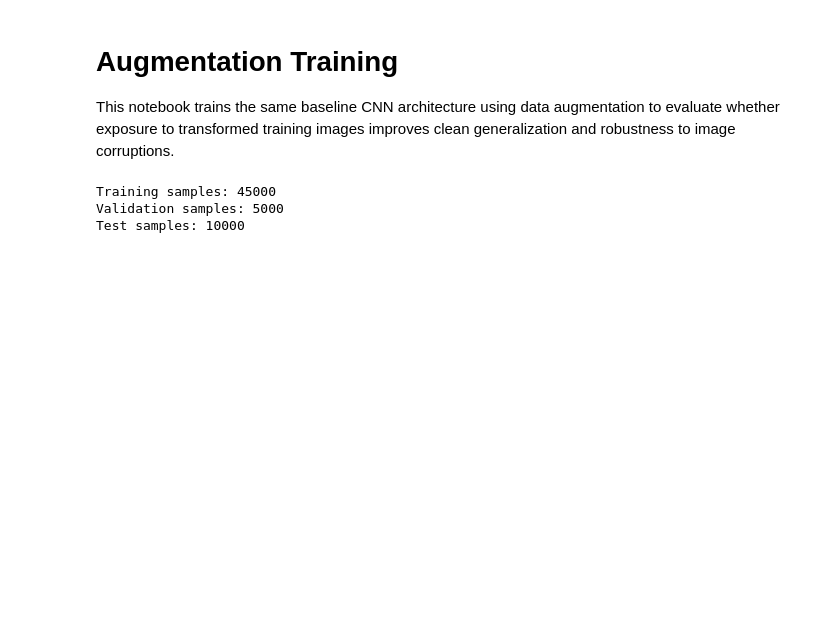
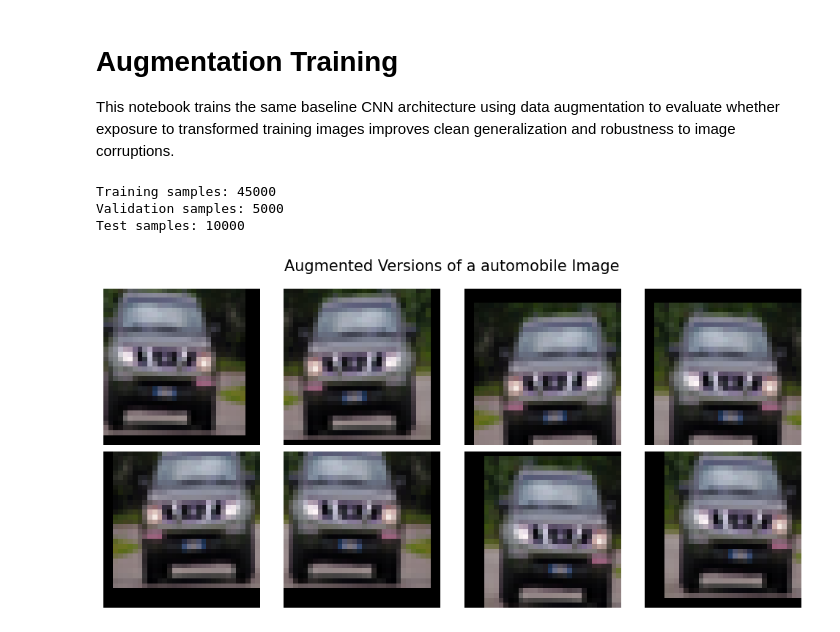
Before and after one commit to jayjay0317/cnn-robustness-generalization, a Jupyter notebook: notebooks/04_augmentation_training.ipynb, the cells around one changed output. Saved outputs shown, nothing was run; the diff lists cells and outputs as text; code cells hidden in the pictures; blank space fills up the shorter version.

Commit message:
Visualize augmented training samples

```diff
--- a/notebooks/04_augmentation_training.ipynb
+++ b/notebooks/04_augmentation_training.ipynb
@@ -100,3 +101,32 @@ print("Test samples:", len(test_dataset))
 Training samples: 45000
 Validation samples: 5000
 Test samples: 10000
+# %%
+# Visualize multiple augmented versions of the same training image
+sample_index = train_indices[0]
+label = train_dataset.targets[sample_index]
+
+fig, axes = plt.subplots(2, 4, figsize=(10, 5))
+
+for ax in axes.flat:
+    image, _ = train_dataset[sample_index]
+
+    # Denormalize for visualization
+    mean_tensor = torch.tensor(mean).view(3, 1, 1)
+    std_tensor = torch.tensor(std).view(3, 1, 1)
+
+    image = image * std_tensor + mean_tensor
+    image = torch.clamp(image, 0.0, 1.0)
+
+    ax.imshow(image.permute(1, 2, 0))
+    ax.axis("off")
+
+fig.suptitle(
+    f"Augmented Versions of a {train_dataset.classes[label]} Image",
+    fontsize=15
+)
+
+plt.tight_layout()
+plt.show()
+# %% [output]
+[figure, added]
```
Also changed, not shown: parts of 1 cell of this notebook.
